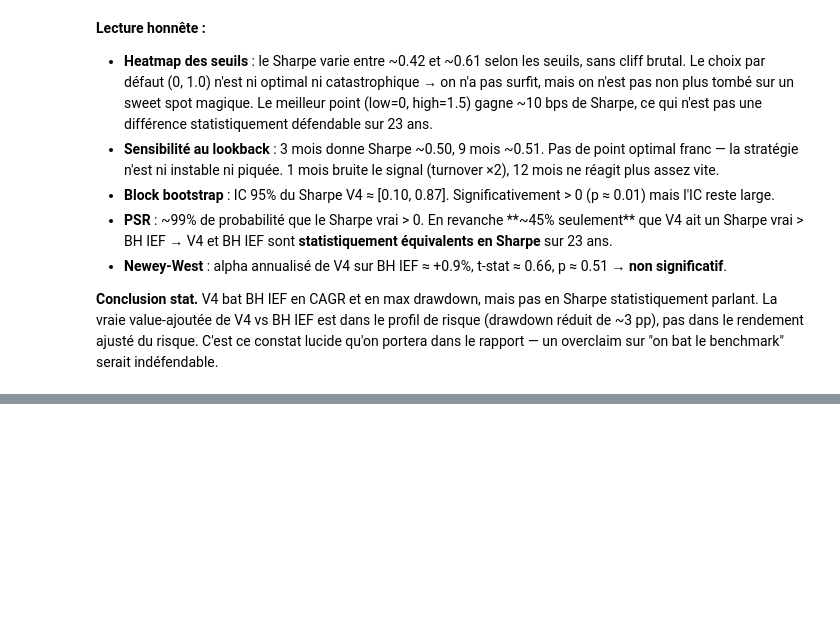
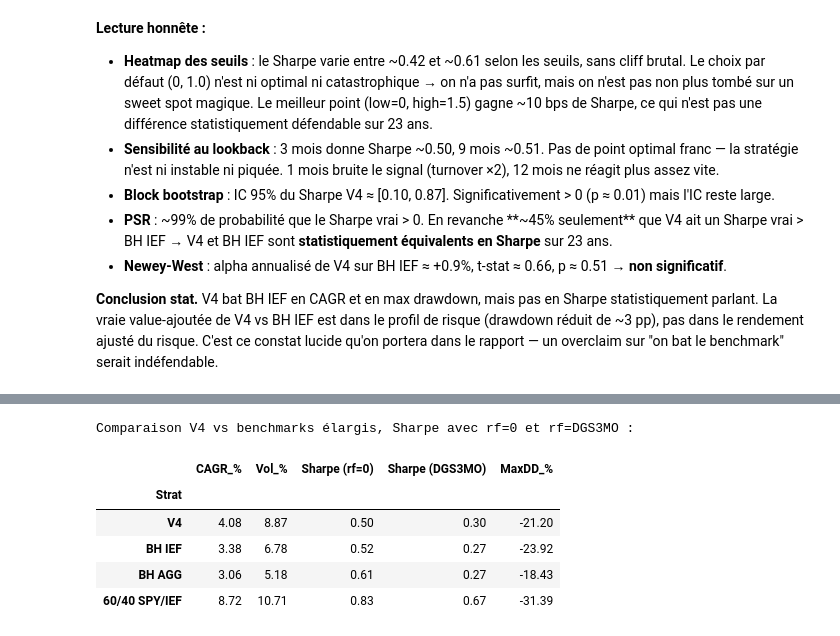
Before and after one commit to jbouniol/financial-engineering-lbo, a Jupyter notebook: notebooks/02_backtest_and_strategy.ipynb, the cells around one changed output, grey strips where cells are left out. Cells and saved outputs as stored; diff of their text form; code cells hidden in the pictures; blank space fills up the shorter version.

```diff
--- a/notebooks/02_backtest_and_strategy.ipynb
+++ b/notebooks/02_backtest_and_strategy.ipynb
@@ -399,0 +417,45 @@ Newey-West (V4 − BH IEF) : alpha ann. = 0.87% | t-stat = 0.66 | p-value = 0.51
+# %%
+def bh_dict(close_series, name="bench"):
+    """Wrap a price series in a backtest-like dict (utile pour benchmarks externes)."""
+    s = close_series.reindex(prices.index).ffill()
+    rets = s.pct_change().fillna(0.0)
+    eq = (1 + rets).cumprod()
+    first = rets.ne(0).idxmax()
+    return {"net_ret": rets, "equity": eq, "turnover": pd.Series(0.0, index=rets.index), "first_active": first}
+
+bh_agg  = bh_dict(benchmarks["AGG"], "AGG")
+spy_ret = benchmarks["SPY"].reindex(prices.index).ffill().pct_change().fillna(0.0)
+ief_ret = prices["IEF"].pct_change().fillna(0.0)
+ret_6040 = 0.6 * spy_ret + 0.4 * ief_ret
+eq_6040  = (1 + ret_6040).cumprod()
+bh_6040  = {"net_ret": ret_6040, "equity": eq_6040, "turnover": pd.Series(0.0, index=ret_6040.index), "first_active": ret_6040.index[1]}
+
+def two_sharpe_row(bt, name):
+    m0 = perf_metrics(bt["net_ret"], bt["equity"], bt["turnover"], bt["first_active"])
+    m_rf = perf_metrics(bt["net_ret"], bt["equity"], bt["turnover"], bt["first_active"], rf_daily=rf_daily)
+    return {
+        "Strat":            name,
+        "CAGR_%":           m0["CAGR_%"],
+        "Vol_%":            m0["Vol_%"],
+        "Sharpe (rf=0)":    m0["Sharpe"],
+        "Sharpe (DGS3MO)":  m_rf["Sharpe"],
+        "MaxDD_%":          m0["MaxDD_%"],
+    }
+
+wider = pd.DataFrame([
+    two_sharpe_row(v4,     "V4"),
+    two_sharpe_row(bh,     "BH IEF"),
+    two_sharpe_row(bh_agg, "BH AGG"),
+    two_sharpe_row(bh_6040,"60/40 SPY/IEF"),
+]).set_index("Strat").round(2)
+
+print("Comparaison V4 vs benchmarks élargis, Sharpe avec rf=0 et rf=DGS3MO :")
+wider
+# %% [output]
+Comparaison V4 vs benchmarks élargis, Sharpe avec rf=0 et rf=DGS3MO :
+|  | CAGR_% | Vol_% | Sharpe (rf=0) | Sharpe (DGS3MO) | MaxDD_% |
+| Strat |  |  |  |  |  |
+| V4 | 4.08 | 8.87 | 0.50 | 0.30 | -21.20 |
+| BH IEF | 3.38 | 6.78 | 0.52 | 0.27 | -23.92 |
+| BH AGG | 3.06 | 5.18 | 0.61 | 0.27 | -18.43 |
+| 60/40 SPY/IEF | 8.72 | 10.71 | 0.83 | 0.67 | -31.39 |
```
Also changed, not shown: parts of 13 cells of this notebook, 10 other files.
